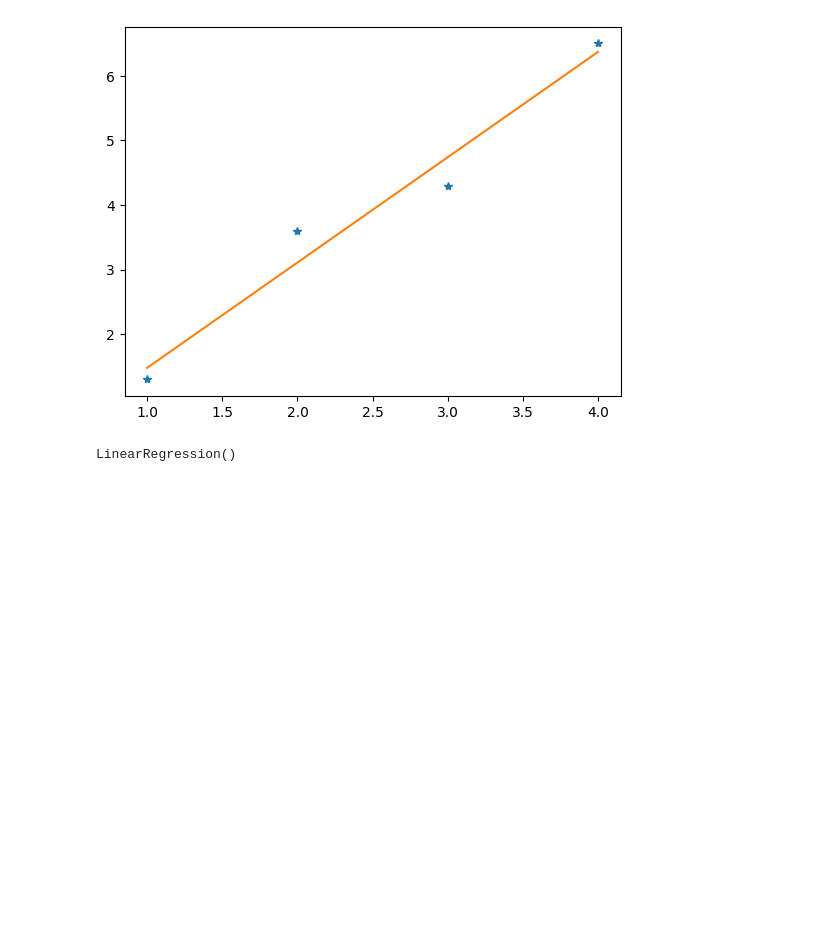
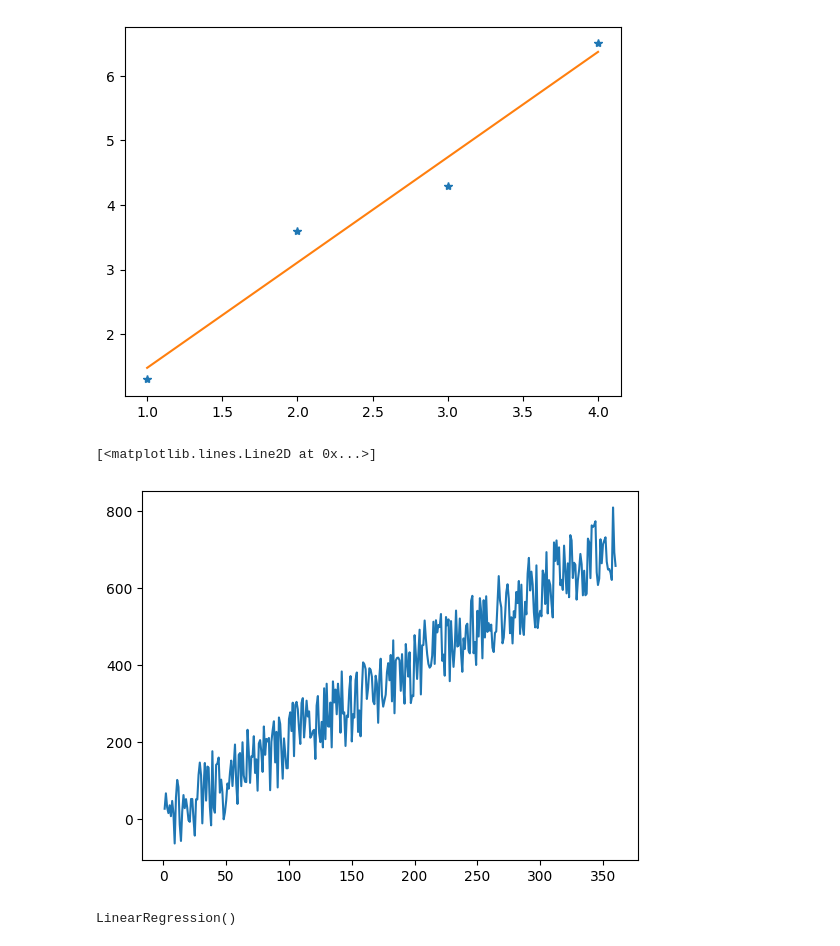
Before and after one commit to farahbakhsh3/ML_1404_1, a Jupyter notebook: sample_01.ipynb, the cells around one changed output. Cells and saved outputs as stored; diff of their text form; code cells hidden in the pictures; blank space fills up the shorter version.

```diff
--- a/sample_01.ipynb
+++ b/sample_01.ipynb
@@ -48,9 +48,14 @@ plt.show()
 [figure]
 # %%
 x = np.linspace(1, 360, 360 )
-y = np.array([2 * i + (np.random.rand() - 0.5) * 20 for i in x])
+y = np.array([2 * i + (np.random.rand() - 0.5) * 200 for i in x])
 
 x = x.reshape(-1, 1)
+
+plt.plot(x, y)
+# %% [output]
+[<matplotlib.lines.Line2D at 0x...>]
+[figure, added]
 # %%
 model = LinearRegression()
 model.fit(x, y)
```
Also changed, not shown: parts of 8 cells of this notebook.
